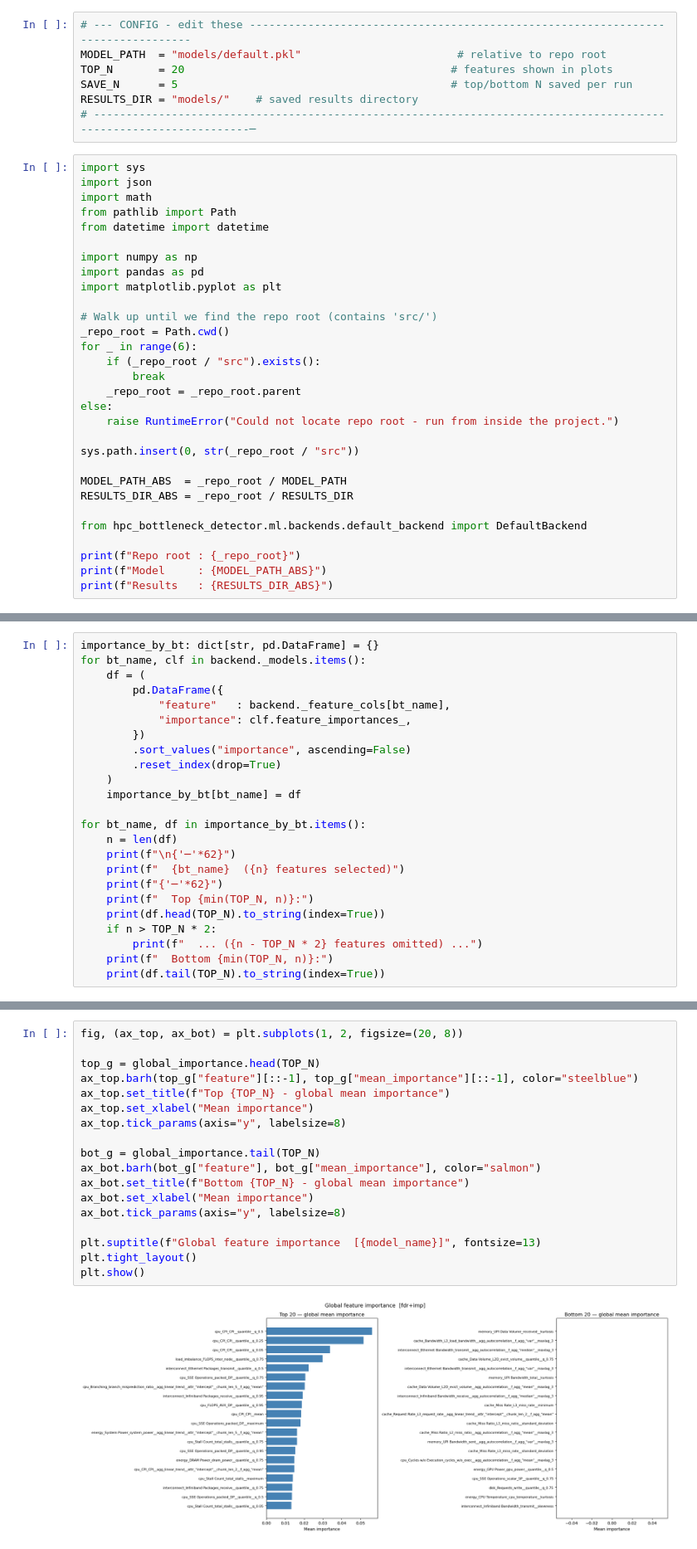
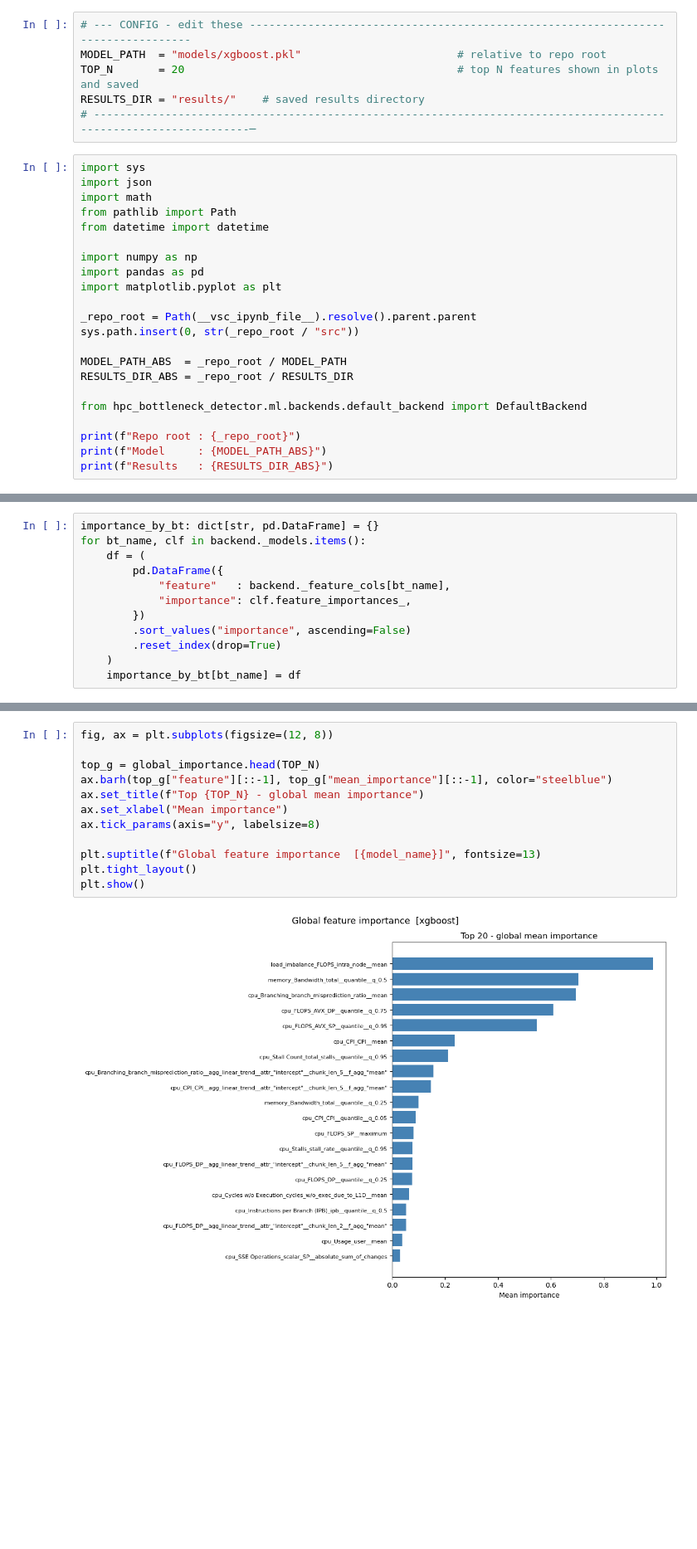
Before and after one commit to Crippius/hpc-bottleneck-detector, a Jupyter notebook: notebooks/feature_importance_analysis.ipynb, the cells around one changed output, grey strips where cells are left out. Shown at 83% size. Cells and saved outputs as stored; diff of their text form; blank space fills up the shorter version.

Commit message:
fix: Improved feature importance notebook

```diff
--- a/notebooks/feature_importance_analysis.ipynb
+++ b/notebooks/feature_importance_analysis.ipynb
@@ -13,10 +13,9 @@ Loads a trained ML model and answers three questions:
 3. Results are saved to `RESULTS_DIR` - previous runs are preserved.
 # %%
 # --- CONFIG - edit these ---------------------------------------------------------------------------------
-MODEL_PATH  = "models/default.pkl"                        # relative to repo root
-TOP_N       = 20                                         # features shown in plots
-SAVE_N      = 5                                          # top/bottom N saved per run
-RESULTS_DIR = "models/"    # saved results directory
+MODEL_PATH  = "models/xgboost.pkl"                        # relative to repo root
+TOP_N       = 20                                          # top N features shown in plots and saved
+RESULTS_DIR = "results/"    # saved results directory
 # ------------------------------------------------------------------------------------------------------------------─
 # %%
 import sys
@@ -29,15 +28,7 @@ import numpy as np
 import pandas as pd
 import matplotlib.pyplot as plt
 
-# Walk up until we find the repo root (contains 'src/')
-_repo_root = Path.cwd()
-for _ in range(6):
-    if (_repo_root / "src").exists():
-        break
-    _repo_root = _repo_root.parent
-else:
-    raise RuntimeError("Could not locate repo root - run from inside the project.")
-
+_repo_root = Path(__vsc_ipynb_file__).resolve().parent.parent
 sys.path.insert(0, str(_repo_root / "src"))
 
 MODEL_PATH_ABS  = _repo_root / MODEL_PATH
@@ -81,15 +88,3 @@ for bt_name, clf in backend._models.items():
         .reset_index(drop=True)
     )
     importance_by_bt[bt_name] = df
-
-for bt_name, df in importance_by_bt.items():
-    n = len(df)
-    print(f"\n{'─'*62}")
-    print(f"  {bt_name}  ({n} features selected)")
-    print(f"{'─'*62}")
-    print(f"  Top {min(TOP_N, n)}:")
-    print(df.head(TOP_N).to_string(index=True))
-    if n > TOP_N * 2:
-        print(f"  ... ({n - TOP_N * 2} features omitted) ...")
-    print(f"  Bottom {min(TOP_N, n)}:")
-    print(df.tail(TOP_N).to_string(index=True))
@@ -184,21 +141,15 @@ cpu_Branching_branch_misprediction_ratio__agg_linear_trend__attr_"intercept"__ch
 # %%
-fig, (ax_top, ax_bot) = plt.subplots(1, 2, figsize=(20, 8))
+fig, ax = plt.subplots(figsize=(12, 8))
 
 top_g = global_importance.head(TOP_N)
-ax_top.barh(top_g["feature"][::-1], top_g["mean_importance"][::-1], color="steelblue")
-ax_top.set_title(f"Top {TOP_N} - global mean importance")
-ax_top.set_xlabel("Mean importance")
-ax_top.tick_params(axis="y", labelsize=8)
-
-bot_g = global_importance.tail(TOP_N)
-ax_bot.barh(bot_g["feature"], bot_g["mean_importance"], color="salmon")
-ax_bot.set_title(f"Bottom {TOP_N} - global mean importance")
-ax_bot.set_xlabel("Mean importance")
-ax_bot.tick_params(axis="y", labelsize=8)
+ax.barh(top_g["feature"][::-1], top_g["mean_importance"][::-1], color="steelblue")
+ax.set_title(f"Top {TOP_N} - global mean importance")
+ax.set_xlabel("Mean importance")
+ax.tick_params(axis="y", labelsize=8)
 
 plt.suptitle(f"Global feature importance  [{model_name}]", fontsize=13)
 plt.tight_layout()
 plt.show()
 # %% [output]
-[figure, old version]
+[figure, new version]
 # %% [markdown]
```
Also changed, not shown: parts of 12 cells of this notebook.
